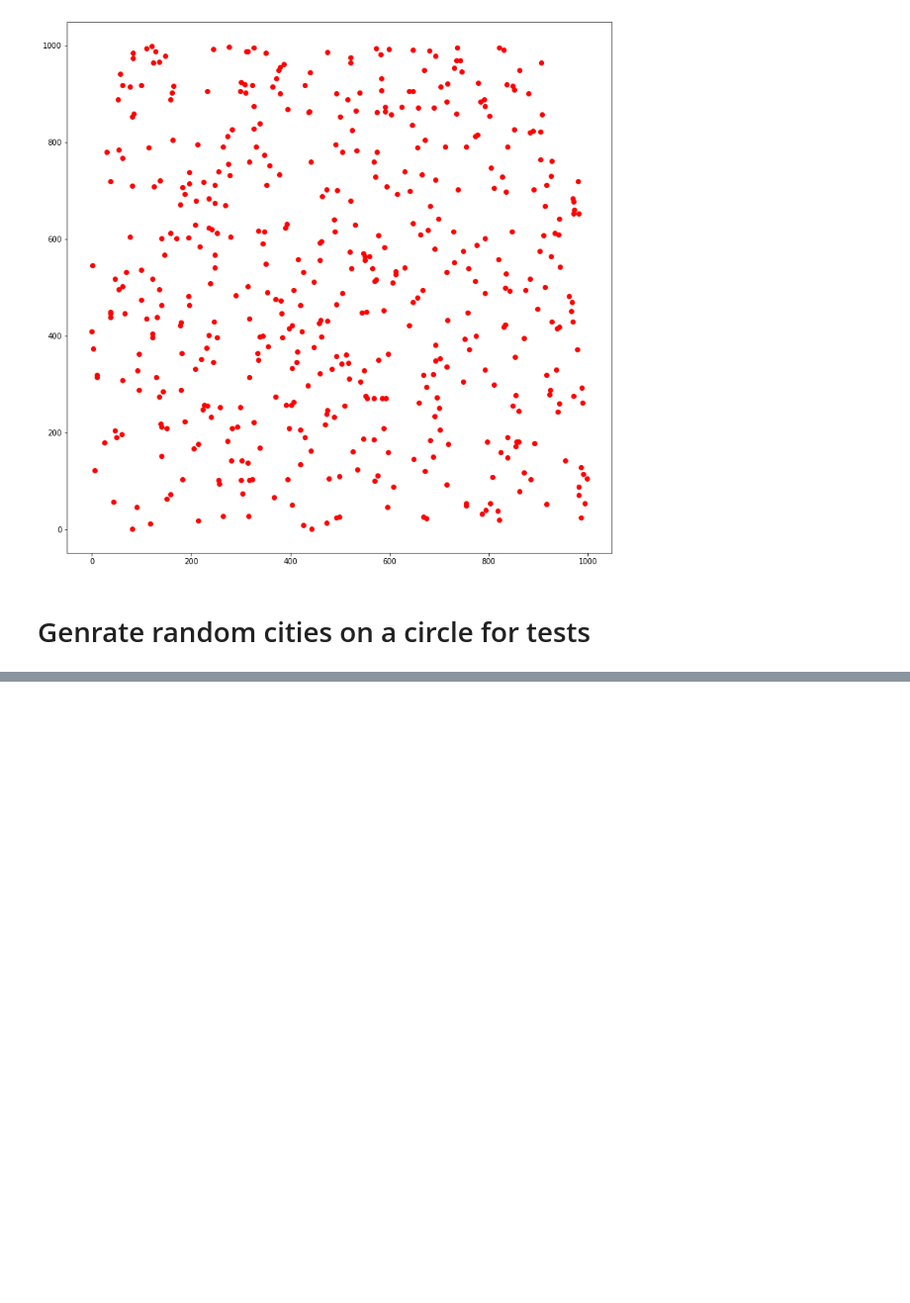
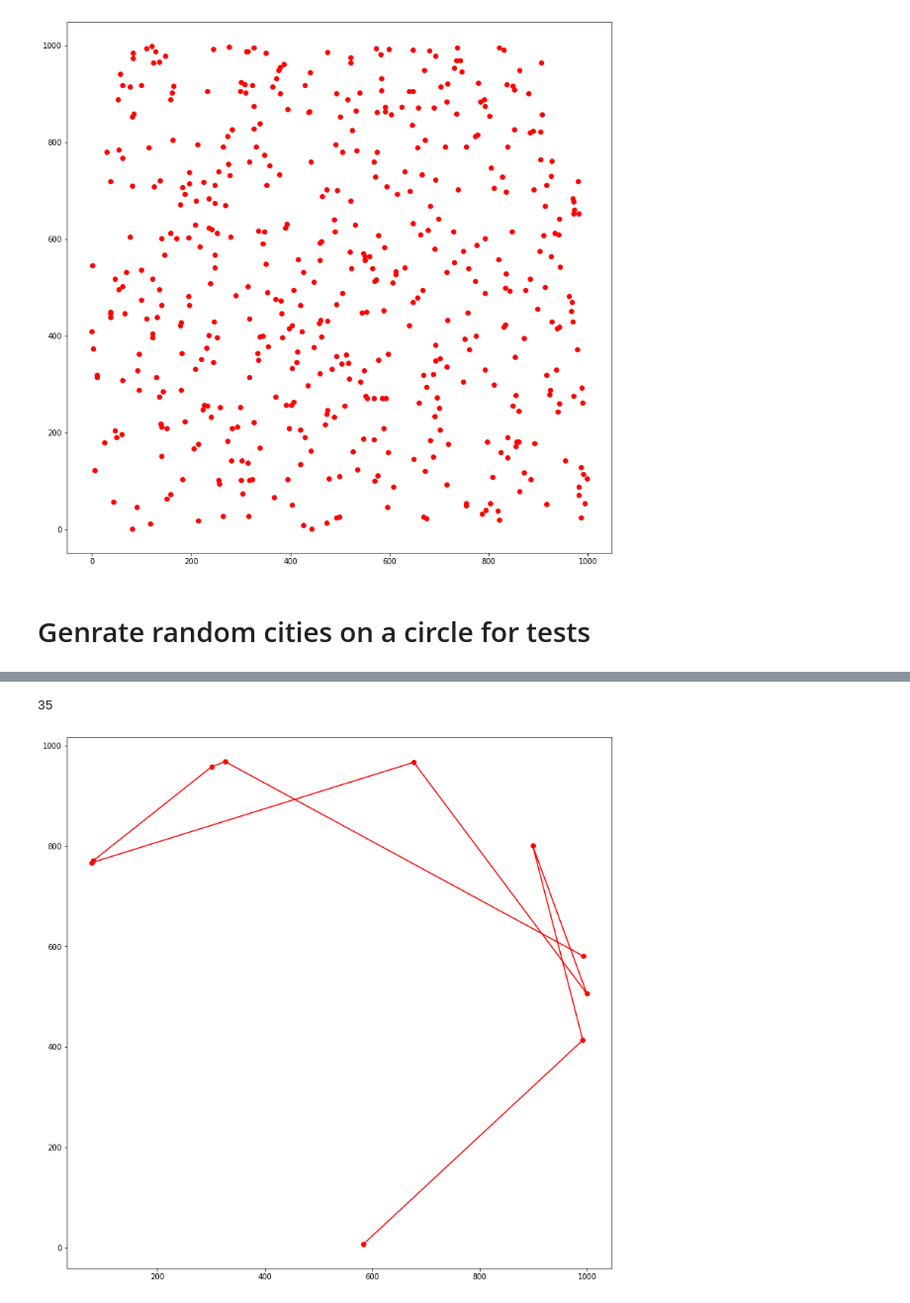
Before and after one commit to vegetablecode/ai-chapter, a Jupyter notebook: genetic-algorithm/notebook/genetic.ipynb, the cells around one changed output, grey strips where cells are left out. Shown: that part at 99% size. Drawn from its saved outputs; the diff is of its cells as text; code cells hidden in the pictures; blank space fills up the shorter version.

Commit message:
Creating new generations

```diff
--- a/genetic-algorithm/notebook/genetic.ipynb
+++ b/genetic-algorithm/notebook/genetic.ipynb
@@ -57,0 +86,20 @@ plt.show()
+# %%
+for i in range(5000):
+    population = ga.next_generation(circle_cities, population)
+
+fitness_list = []
+for i in range(len(population)):
+    fitness = ga.calculate_fitness(circle_cities, population[i])
+    fitness_list.append(fitness)
+    #print(population[i], " f:", fitness)
+# %%
+best_population_index = np.argmax(fitness_list)
+print(best_population_index)
+
+x = utils.get_x_list(circle_cities, population[best_population_index])
+y = utils.get_y_list(circle_cities, population[best_population_index])
+plt.plot(x, y, linestyle='-', marker='o', color='r')
+plt.show()
+# %% [output]
+35
+[figure, added]
```
Also changed, not shown: parts of 7 cells of this notebook, 4 other files.
